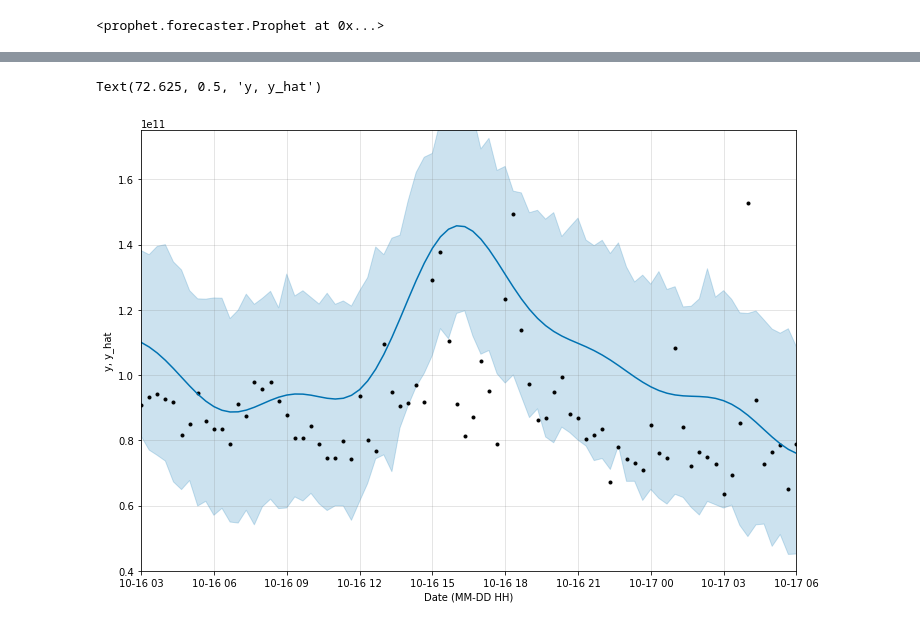
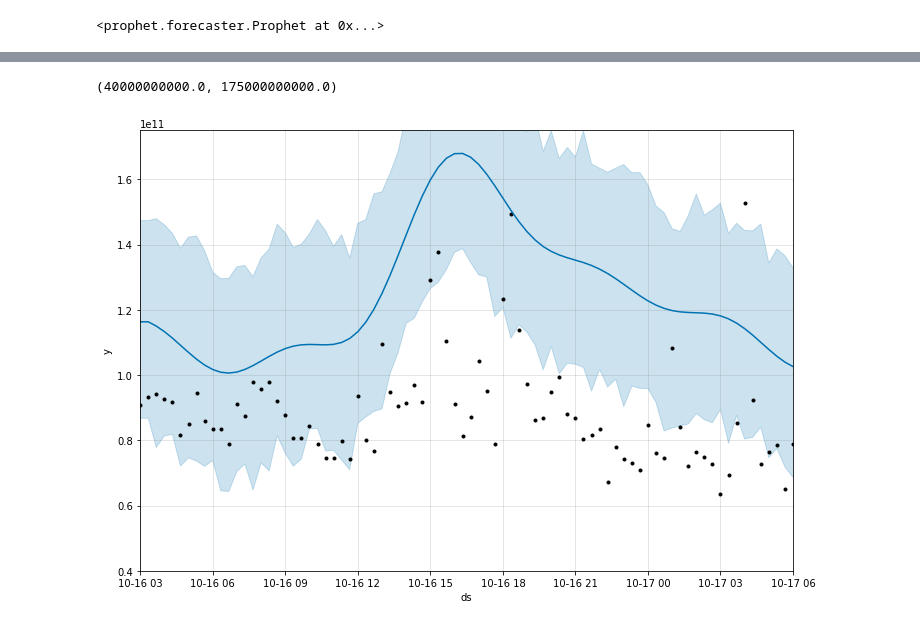
Before and after one commit to andrasfe/ethgas, a Jupyter notebook: prophet-model-comparison.ipynb, the cells around one changed output, grey strips where cells are left out. Drawn from its saved outputs; the diff is of its cells as text; code cells hidden in the pictures.

```diff
--- a/prophet-model-comparison.ipynb
+++ b/prophet-model-comparison.ipynb
@@ -46,2 +32,11 @@ def cut_off(df, col_name):
 # %%
-df.rename(columns = {'Date':'ds', 'Price': 'y'}, inplace=True)
+def prepare_df(df):
+   df = df.reset_index()
+   df = df.rename(columns = {'Date':'ds', 'Price': 'y'}, inplace=False)
+   return df
+# %%
+# train_df = prepare_df(train_df)
+# test_df = prepare_df(test_df)
+
+df = prepare_df(df)
+df
@@ -48,5 +57,5 @@ df.rename(columns = {'Date':'ds', 'Price': 'y'}, inplace=True)
 # %%
-m = Prophet(changepoint_prior_scale=0.0005,yearly_seasonality=False, weekly_seasonality=True, daily_seasonality=True, interval_width=0.30)
+m = Prophet(changepoint_prior_scale=0.0005,yearly_seasonality=False, weekly_seasonality=False, daily_seasonality=True, interval_width=0.50)
 m.fit(df)
 # %% [output]
 <prophet.forecaster.Prophet at 0x...>
@@ -64,0 +62,3 @@ forecast[['ds', 'yhat', 'yhat_lower', 'yhat_upper']].tail()
+# %%
+cutoffs = pd.to_datetime(['2021-01-16 03:00:00', '2021-10-16 03:00:00', '2021-10-17 06:00:00'])
+df_cv2 = cross_validation(m, cutoffs=cutoffs, horizon='27hours')
@@ -65,10 +90,8 @@ forecast[['ds', 'yhat', 'yhat_lower', 'yhat_upper']].tail()
 # %%
-fig = m.plot(forecast, figsize=(10, 7))
+fig = m.plot(df_cv2, figsize=(10, 7))
 ax = fig.gca()
 ax.set_xlim([start_date, end_date])
 ax.set_ylim(0.4e11, 1.75e11)
-ax.set_xlabel('Date (MM-DD HH)')
-ax.set_ylabel('y, y_hat')
 # %% [output]
-Text(72.625, 0.5, 'y, y_hat')
+(40000000000.0, 175000000000.0)
-[figure, old version]
+[figure, new version]
```
Also changed, not shown: parts of 12 cells of this notebook.
